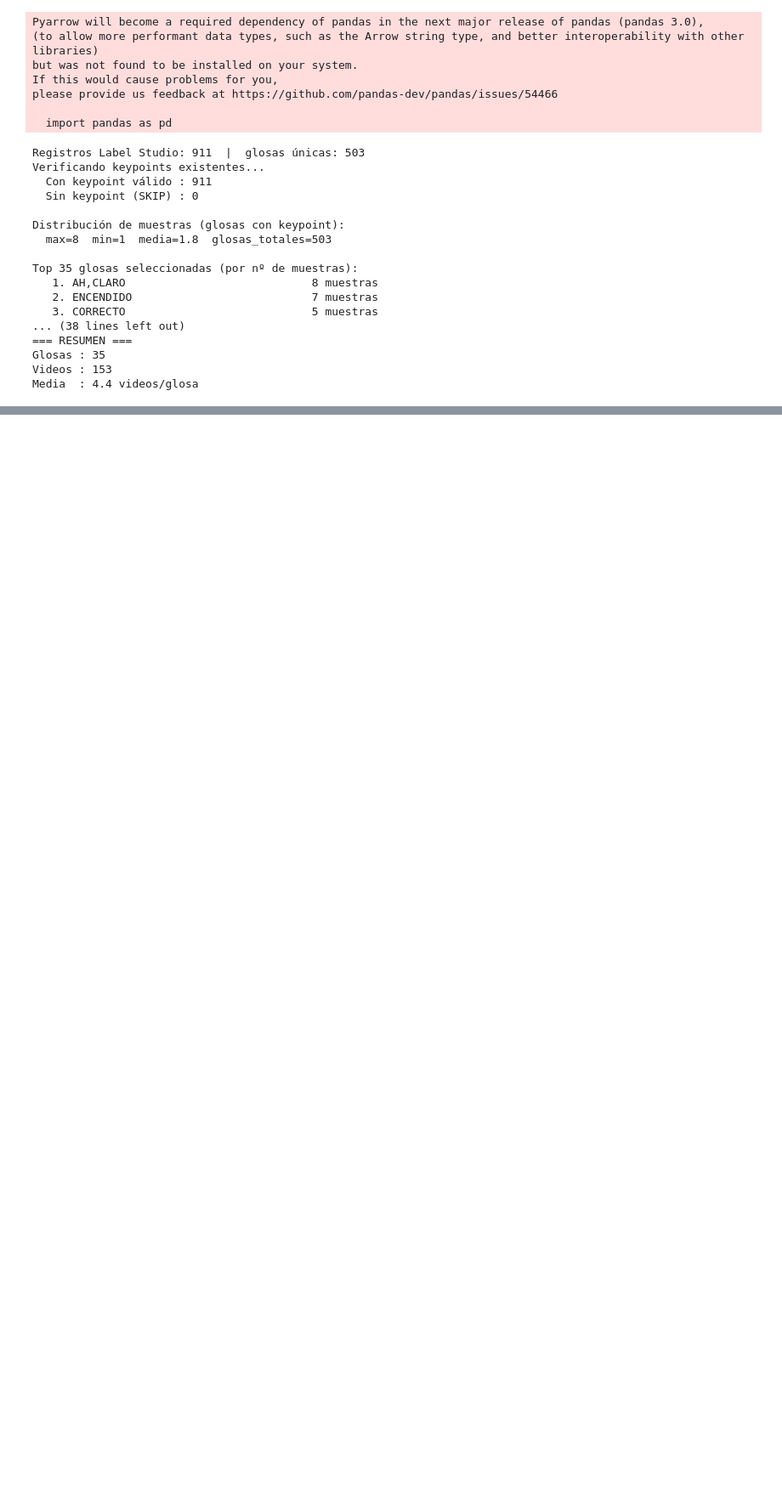
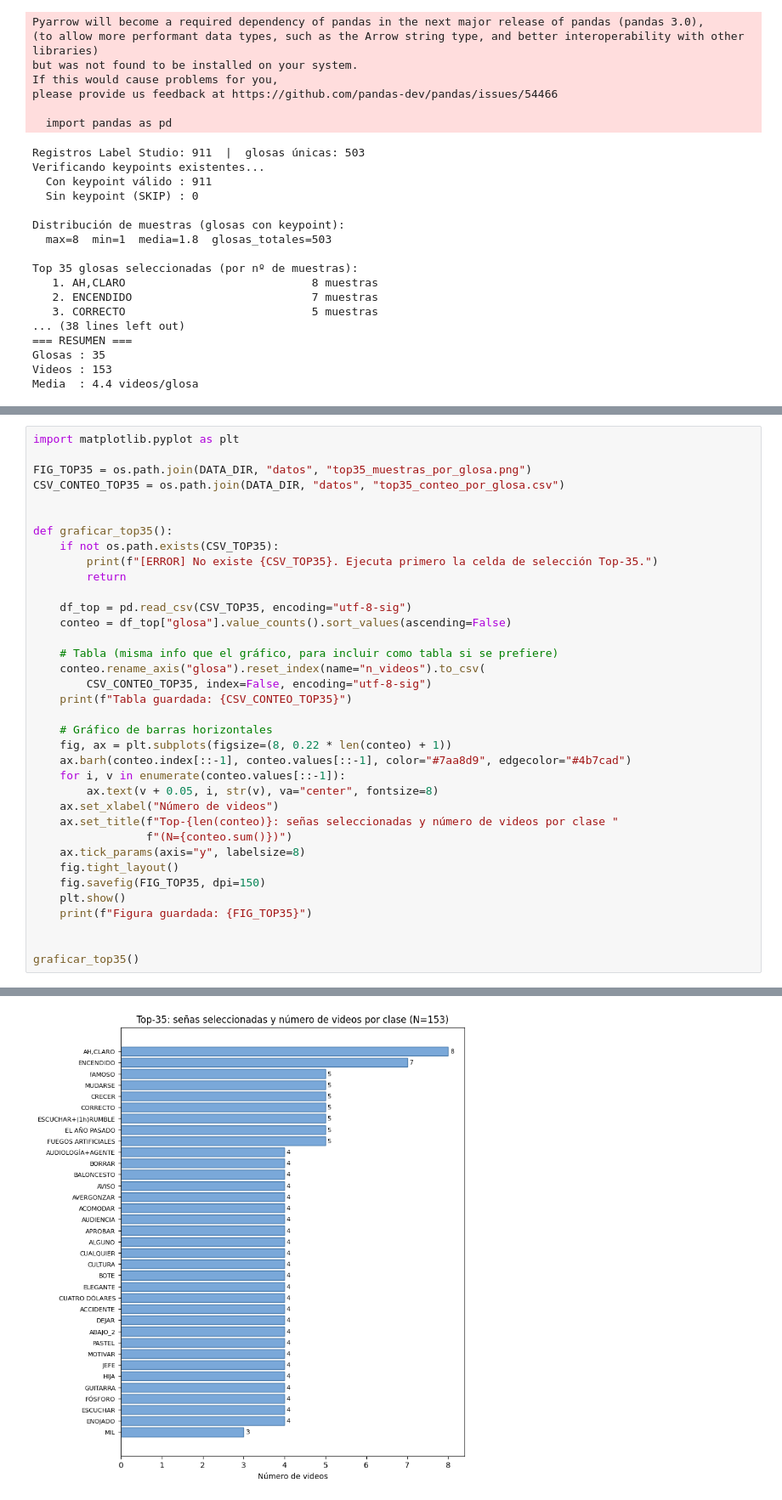
Before and after one commit to jhuly123/Codigo_TIC, a Jupyter notebook: pipeline/08_seleccionar_top35.ipynb, the cells around one changed output, grey strips where cells are left out. Shown at 85% size. Saved outputs shown, nothing was run; the diff lists cells and outputs as text; blank space fills up the shorter version.

```diff
--- a/pipeline/08_seleccionar_top35.ipynb
+++ b/pipeline/08_seleccionar_top35.ipynb
@@ -115,0 +120,37 @@ Media  : 4.4 videos/glosa
+# %%
+import matplotlib.pyplot as plt
+
+FIG_TOP35 = os.path.join(DATA_DIR, "datos", "top35_muestras_por_glosa.png")
+CSV_CONTEO_TOP35 = os.path.join(DATA_DIR, "datos", "top35_conteo_por_glosa.csv")
+
+
+def graficar_top35():
+    if not os.path.exists(CSV_TOP35):
+        print(f"[ERROR] No existe {CSV_TOP35}. Ejecuta primero la celda de selección Top-35.")
+        return
+
+    df_top = pd.read_csv(CSV_TOP35, encoding="utf-8-sig")
+    conteo = df_top["glosa"].value_counts().sort_values(ascending=False)
+
+    # Tabla (misma info que el gráfico, para incluir como tabla si se prefiere)
+    conteo.rename_axis("glosa").reset_index(name="n_videos").to_csv(
+        CSV_CONTEO_TOP35, index=False, encoding="utf-8-sig")
+    print(f"Tabla guardada: {CSV_CONTEO_TOP35}")
+
+    # Gráfico de barras horizontales
+    fig, ax = plt.subplots(figsize=(8, 0.22 * len(conteo) + 1))
+    ax.barh(conteo.index[::-1], conteo.values[::-1], color="#7aa8d9", edgecolor="#4b7cad")
+    for i, v in enumerate(conteo.values[::-1]):
+        ax.text(v + 0.05, i, str(v), va="center", fontsize=8)
+    ax.set_xlabel("Número de videos")
+    ax.set_title(f"Top-{len(conteo)}: señas seleccionadas y número de videos por clase "
+                 f"(N={conteo.sum()})")
+    ax.tick_params(axis="y", labelsize=8)
+    fig.tight_layout()
+    fig.savefig(FIG_TOP35, dpi=150)
+    plt.show()
+    print(f"Figura guardada: {FIG_TOP35}")
+
+
+graficar_top35()
+# %% [output]
@@ -115,0 +158 @@ Media  : 4.4 videos/glosa
+[figure, added]
```
Also changed, not shown: parts of 2 cells of this notebook, 10 other files.
